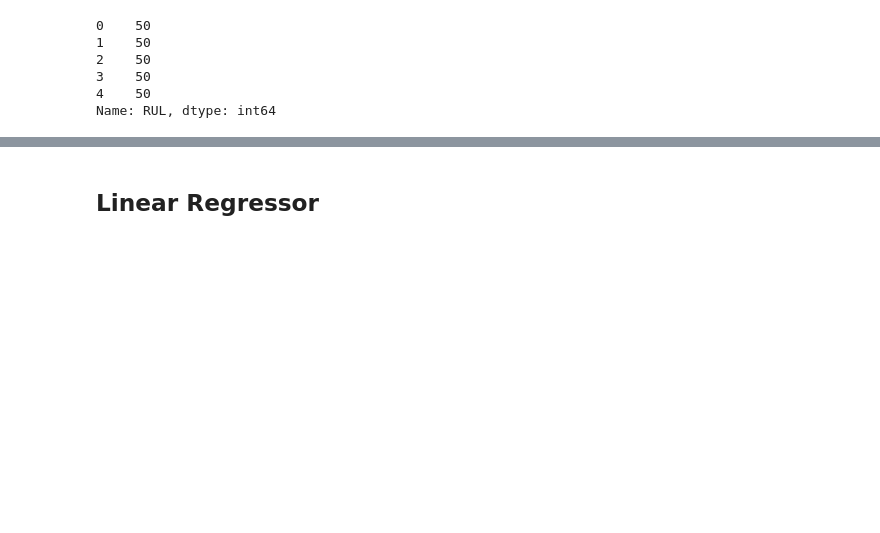
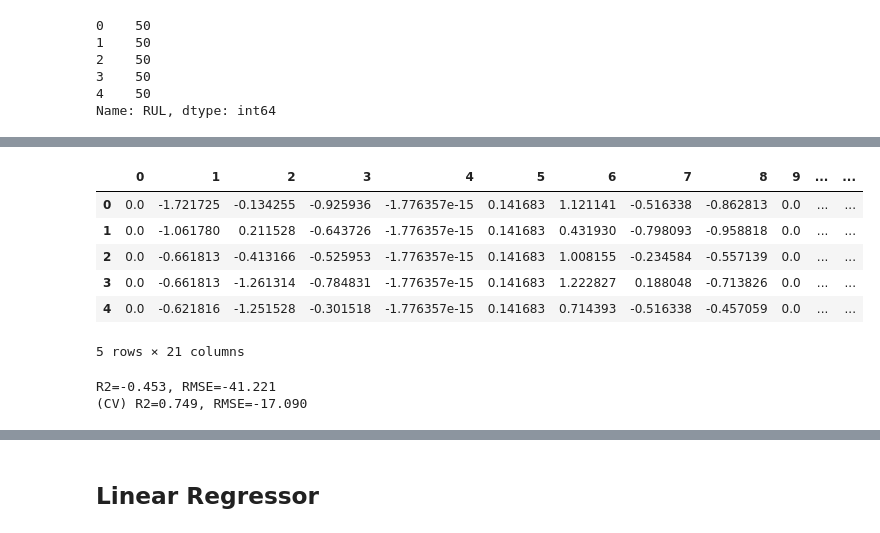
Before and after one commit to arthursl12/POC1, a Jupyter notebook: POC1_Turbofan.ipynb, the cells around one changed output, grey strips where cells are left out. Saved outputs shown, nothing was run; the diff lists cells and outputs as text; code cells hidden in the pictures; blank space fills up the shorter version.

```diff
--- a/POC1_Turbofan.ipynb
+++ b/POC1_Turbofan.ipynb
@@ -421,0 +459,4 @@ R2=0.758, RMSE=13.959
+# %%
+X_train = train
+X_train = X_train.drop(index_cols+settings_cols+['RUL'], axis=1)
+X_train.head()
@@ -421,0 +471,25 @@ R2=0.758, RMSE=13.959
+# %%
+from sklearn.preprocessing import StandardScaler
+
+sc = StandardScaler()
+X_train_sc = sc.fit_transform(X_train)
+X_train_sc = pd.DataFrame(X_train_sc)
+X_train_sc.head()
+# %% [output]
+|  | 0 | 1 | 2 | 3 | 4 | 5 | 6 | 7 | 8 | 9 | ... | ... |
+| 0 | 0.0 | -1.721725 | -0.134255 | -0.925936 | -1.776357e-15 | 0.141683 | 1.121141 | -0.516338 | -0.862813 | 0.0 | ... | ... |
+| 1 | 0.0 | -1.061780 | 0.211528 | -0.643726 | -1.776357e-15 | 0.141683 | 0.431930 | -0.798093 | -0.958818 | 0.0 | ... | ... |
+| 2 | 0.0 | -0.661813 | -0.413166 | -0.525953 | -1.776357e-15 | 0.141683 | 1.008155 | -0.234584 | -0.557139 | 0.0 | ... | ... |
+| 3 | 0.0 | -0.661813 | -1.261314 | -0.784831 | -1.776357e-15 | 0.141683 | 1.222827 | 0.188048 | -0.713826 | 0.0 | ... | ... |
+| 4 | 0.0 | -0.621816 | -1.251528 | -0.301518 | -1.776357e-15 | 0.141683 | 0.714393 | -0.516338 | -0.457059 | 0.0 | ... | ... |
+5 rows × 21 columns
+# %%
+from sklearn.linear_model import RidgeCV
+
+model = RidgeCV(alphas=[0.1,1,10,100], fit_intercept=True, scoring='r2')
+model.fit(X_train_sc, y_train)
+show_result(y_non_linear, model.predict(X_train_sc))
+show_result_cv(y_non_linear, X_train_sc, model)
+# %% [output]
+R2=-0.453, RMSE=-41.221
+(CV) R2=0.749, RMSE=-17.090
```
Also changed, not shown: parts of 57 cells of this notebook.
